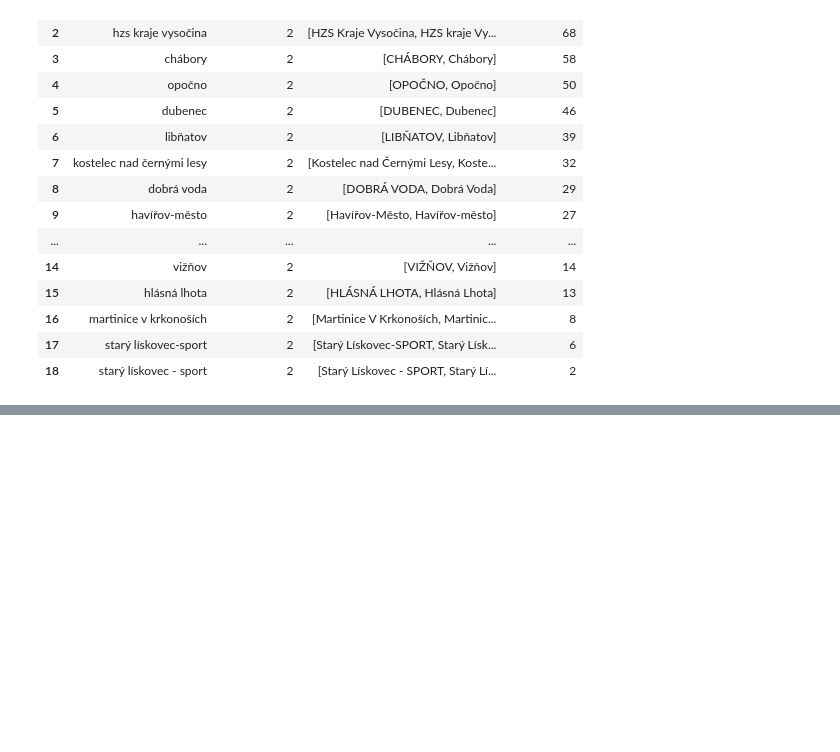
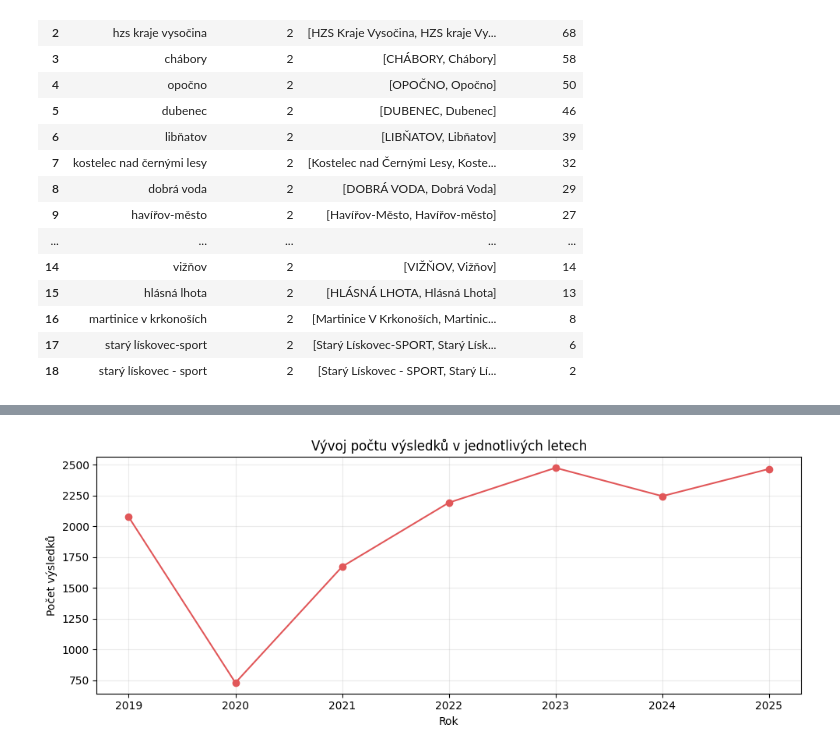
Before and after one commit to adelaleppeltova/firesport-app, a Jupyter notebook: docs/notebooks/eda.ipynb, the cells around one changed output, grey strips where cells are left out. Cells and saved outputs as stored; diff of their text form; code cells hidden in the pictures; blank space fills up the shorter version.

```diff
--- a/docs/notebooks/eda.ipynb
+++ b/docs/notebooks/eda.ipynb
@@ -211,0 +390,10 @@ Pocet zaznamu s chybejicimi nebo nekompletnimi pokusy: 0
+# %%
+results_by_year = (
+    df_results.groupby("year")
+    .size()
+    .rename("result_count")
+    .reset_index()
+    .sort_values("year")
+)
+
+results_by_year
@@ -211,0 +409,16 @@ Pocet zaznamu s chybejicimi nebo nekompletnimi pokusy: 0
+# %%
+ax = results_by_year.plot(
+    kind="line",
+    x="year",
+    y="result_count",
+    marker="o",
+    color="#E15759",
+    legend=False,
+)
+ax.set_title("Vývoj počtu výsledků v jednotlivých letech")
+ax.set_xlabel("Rok")
+ax.set_ylabel("Počet výsledků")
+plt.tight_layout()
+plt.show()
+# %% [output]
+[figure, added]
```
Also changed, not shown: parts of 22 cells of this notebook.
